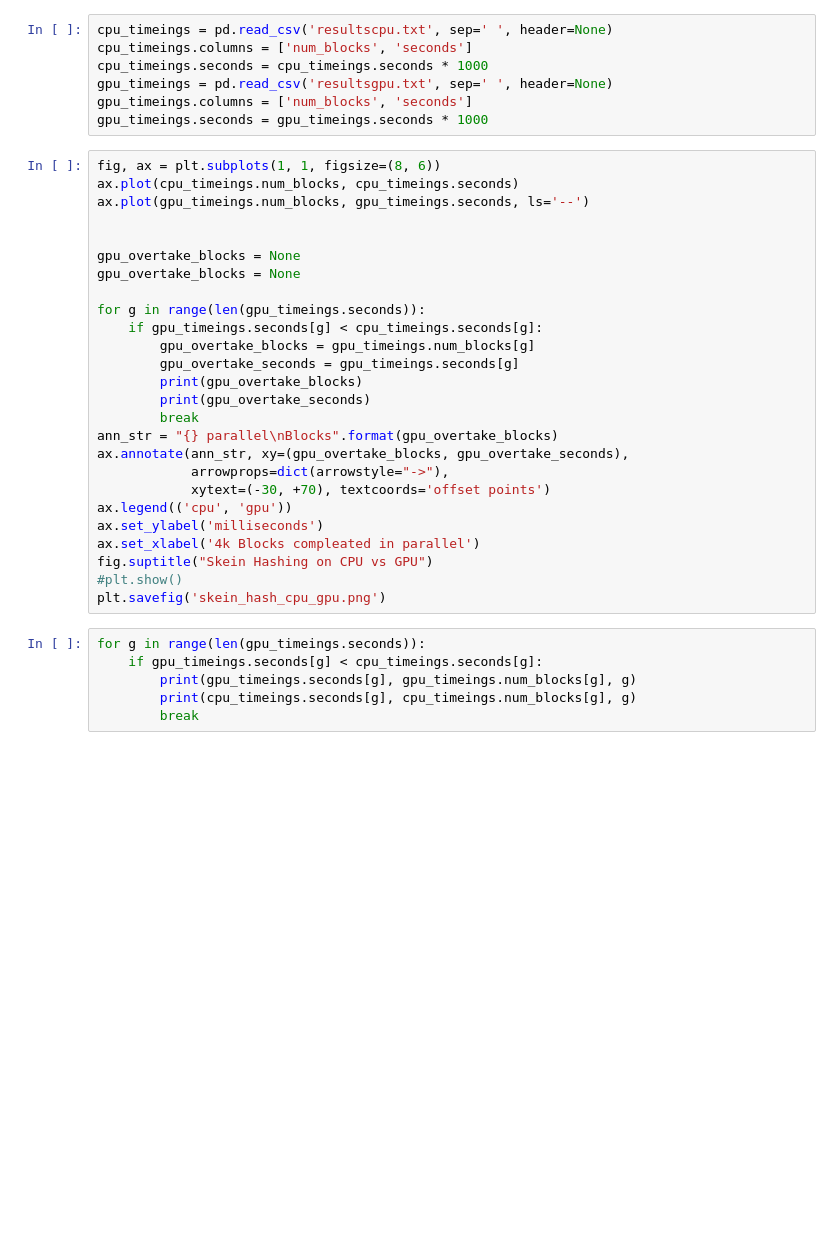
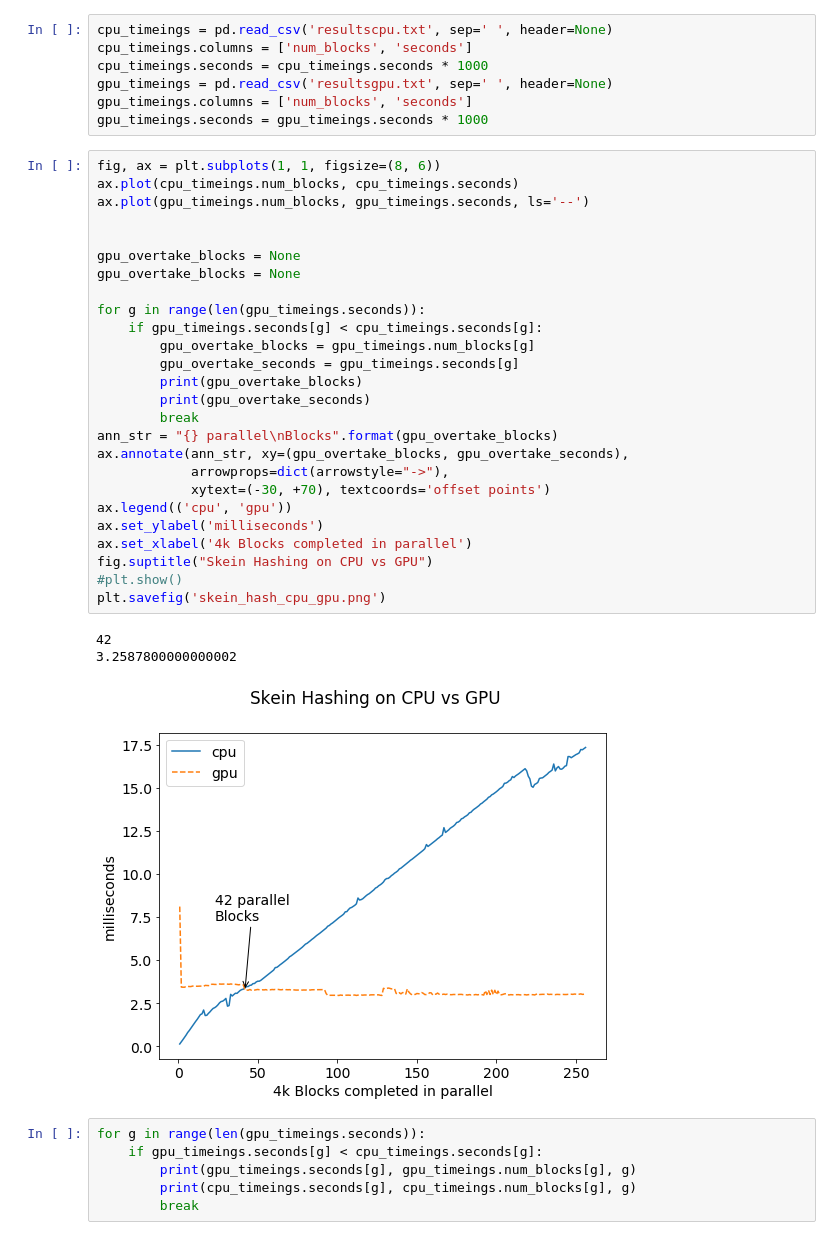
Before and after one commit to ankitkumar93/compute-war, a Jupyter notebook: notebooks/Skein-parallelization-cpu-gpu.ipynb, the cells around one changed output. Drawn from its saved outputs; the diff is of its cells as text; blank space fills up the shorter version.

```diff
--- a/notebooks/Skein-parallelization-cpu-gpu.ipynb
+++ b/notebooks/Skein-parallelization-cpu-gpu.ipynb
@@ -27,29 +27,33 @@ gpu_timeings.seconds = gpu_timeings.seconds * 1000
 # %%
 fig, ax = plt.subplots(1, 1, figsize=(8, 6))
 ax.plot(cpu_timeings.num_blocks, cpu_timeings.seconds)
 ax.plot(gpu_timeings.num_blocks, gpu_timeings.seconds, ls='--')
 
 
 gpu_overtake_blocks = None
 gpu_overtake_blocks = None
 
 for g in range(len(gpu_timeings.seconds)):
     if gpu_timeings.seconds[g] < cpu_timeings.seconds[g]:
         gpu_overtake_blocks = gpu_timeings.num_blocks[g]
         gpu_overtake_seconds = gpu_timeings.seconds[g]
         print(gpu_overtake_blocks)
         print(gpu_overtake_seconds)
         break
 ann_str = "{} parallel\nBlocks".format(gpu_overtake_blocks)
 ax.annotate(ann_str, xy=(gpu_overtake_blocks, gpu_overtake_seconds),
             arrowprops=dict(arrowstyle="->"),
             xytext=(-30, +70), textcoords='offset points')
 ax.legend(('cpu', 'gpu'))
 ax.set_ylabel('milliseconds')
-ax.set_xlabel('4k Blocks compleated in parallel')
+ax.set_xlabel('4k Blocks completed in parallel')
 fig.suptitle("Skein Hashing on CPU vs GPU")
 #plt.show()
 plt.savefig('skein_hash_cpu_gpu.png')
+# %% [output]
+42
+3.2587800000000002
+[figure, added]
 # %%
 for g in range(len(gpu_timeings.seconds)):
     if gpu_timeings.seconds[g] < cpu_timeings.seconds[g]:
```
Also changed, not shown: 1 other file.
